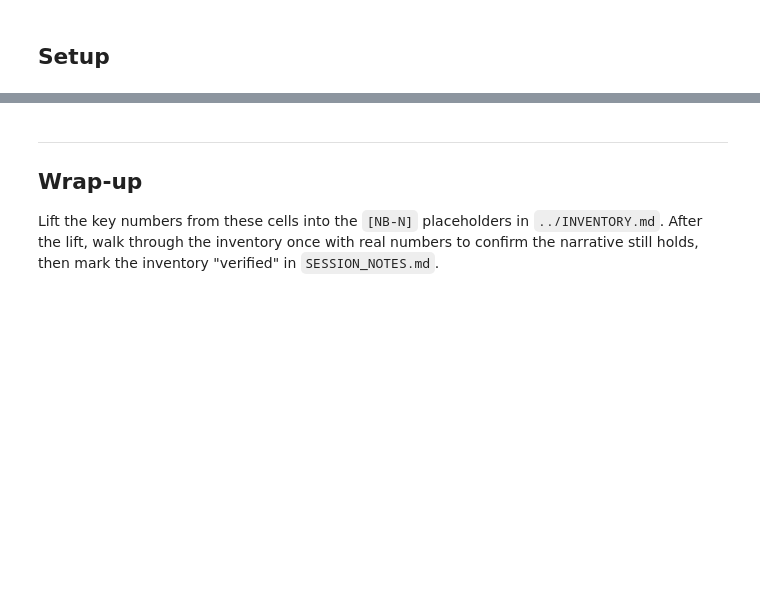
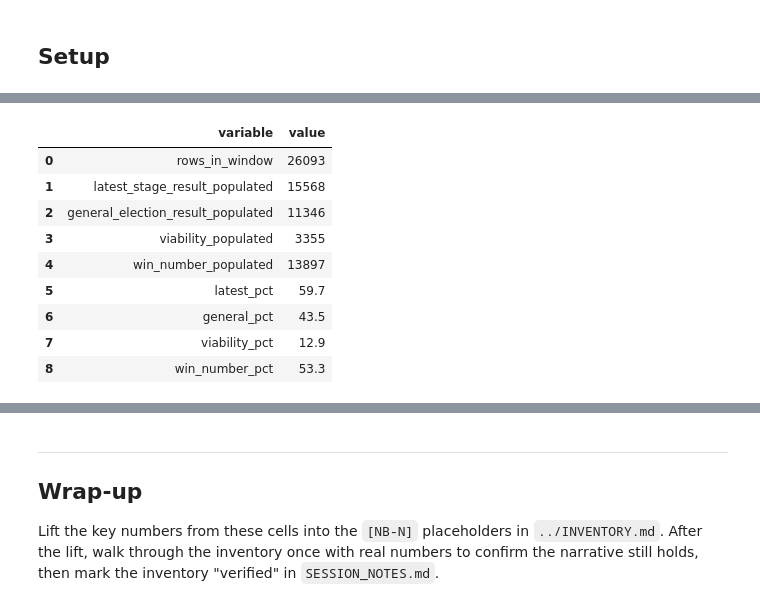
Before and after one commit to thegoodparty/gp-data-platform, a Jupyter notebook: analytics/win_outcomes_scout/notebooks/inventory_queries.ipynb, the cells around one changed output, grey strips where cells are left out. Drawn from its saved outputs; the diff is of its cells as text; code cells hidden in the pictures; blank space fills up the shorter version.

```diff
--- a/analytics/win_outcomes_scout/notebooks/inventory_queries.ipynb
+++ b/analytics/win_outcomes_scout/notebooks/inventory_queries.ipynb
@@ -63,0 +158,36 @@ The doc warns that `candidacy_result` can read 'Won' when only the primary was w
+# %%
+sdf = spark.sql(f"""
+WITH u AS (
+    SELECT u.*, c.latest_stage_reached, c.latest_stage_result
+    FROM {ANALYTICS}.users_win_candidacy u
+    LEFT JOIN {CIVICS}.candidacy c
+      ON u.campaign_id = c.product_campaign_id
+    WHERE u.is_latest_version AND NOT u.is_demo
+      AND u.general_election_date BETWEEN '{WINDOW_START}' AND DATE_SUB('{WINDOW_END}', 1)
+)
+SELECT
+    COUNT(*) AS rows_in_window,
+    COUNT(latest_stage_result) AS latest_stage_result_populated,
+    COUNT(general_election_result) AS general_election_result_populated,
+    COUNT(viability_score) AS viability_populated,
+    COUNT(win_number) AS win_number_populated,
+    ROUND(100.0 * COUNT(latest_stage_result) / COUNT(*), 1) AS latest_pct,
+    ROUND(100.0 * COUNT(general_election_result) / COUNT(*), 1) AS general_pct,
+    ROUND(100.0 * COUNT(viability_score) / COUNT(*), 1) AS viability_pct,
+    ROUND(100.0 * COUNT(win_number) / COUNT(*), 1) AS win_number_pct
+FROM u
+""")
+
+
+sdf.toPandas().melt(var_name='variable', value_name='value')
+# %% [output]
+|  | variable | value |
+| 0 | rows_in_window | 26093 |
+| 1 | latest_stage_result_populated | 15568 |
+| 2 | general_election_result_populated | 11346 |
+| 3 | viability_populated | 3355 |
+| 4 | win_number_populated | 13897 |
+| 5 | latest_pct | 59.7 |
+| 6 | general_pct | 43.5 |
+| 7 | viability_pct | 12.9 |
+| 8 | win_number_pct | 53.3 |
```
Also changed, not shown: parts of 45 cells of this notebook, 1 other file.
